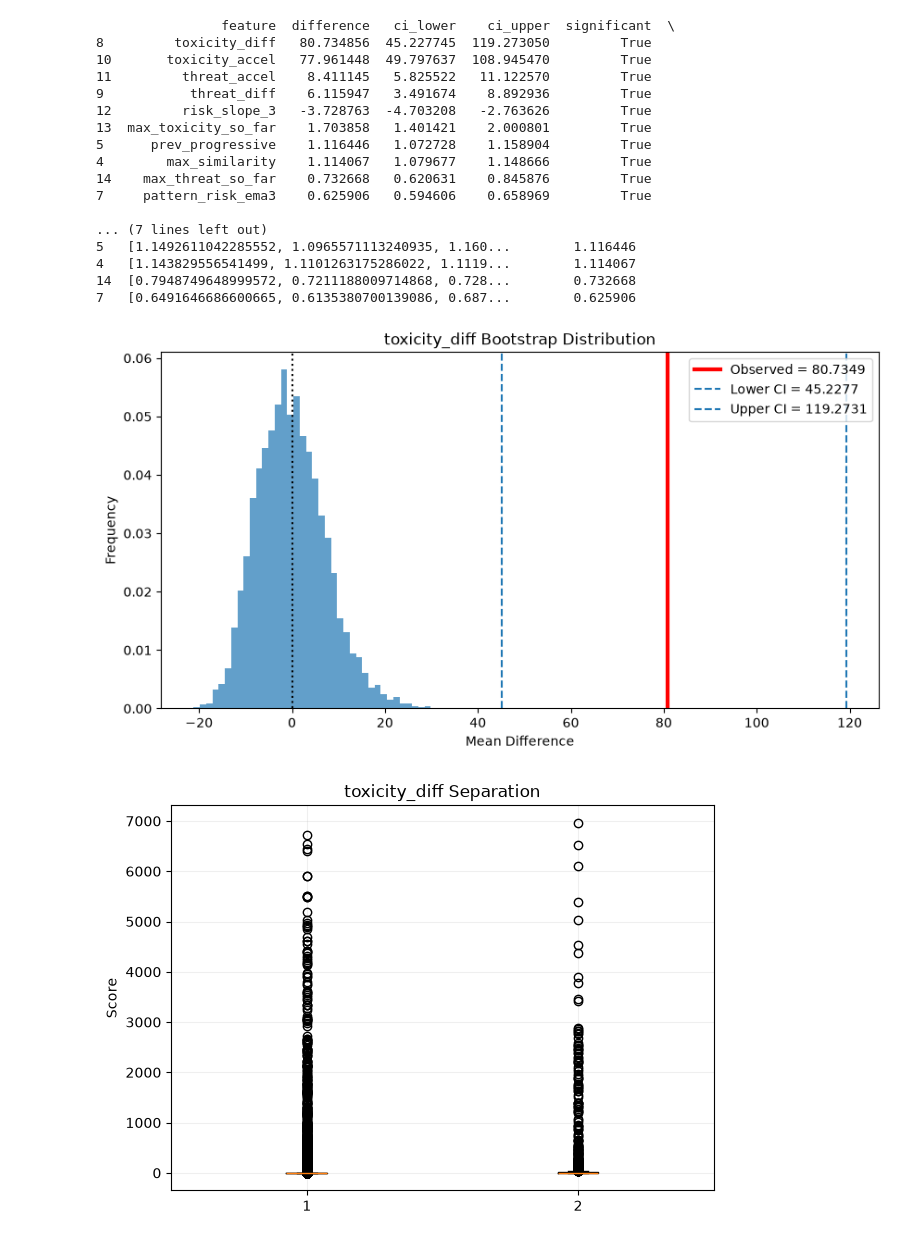
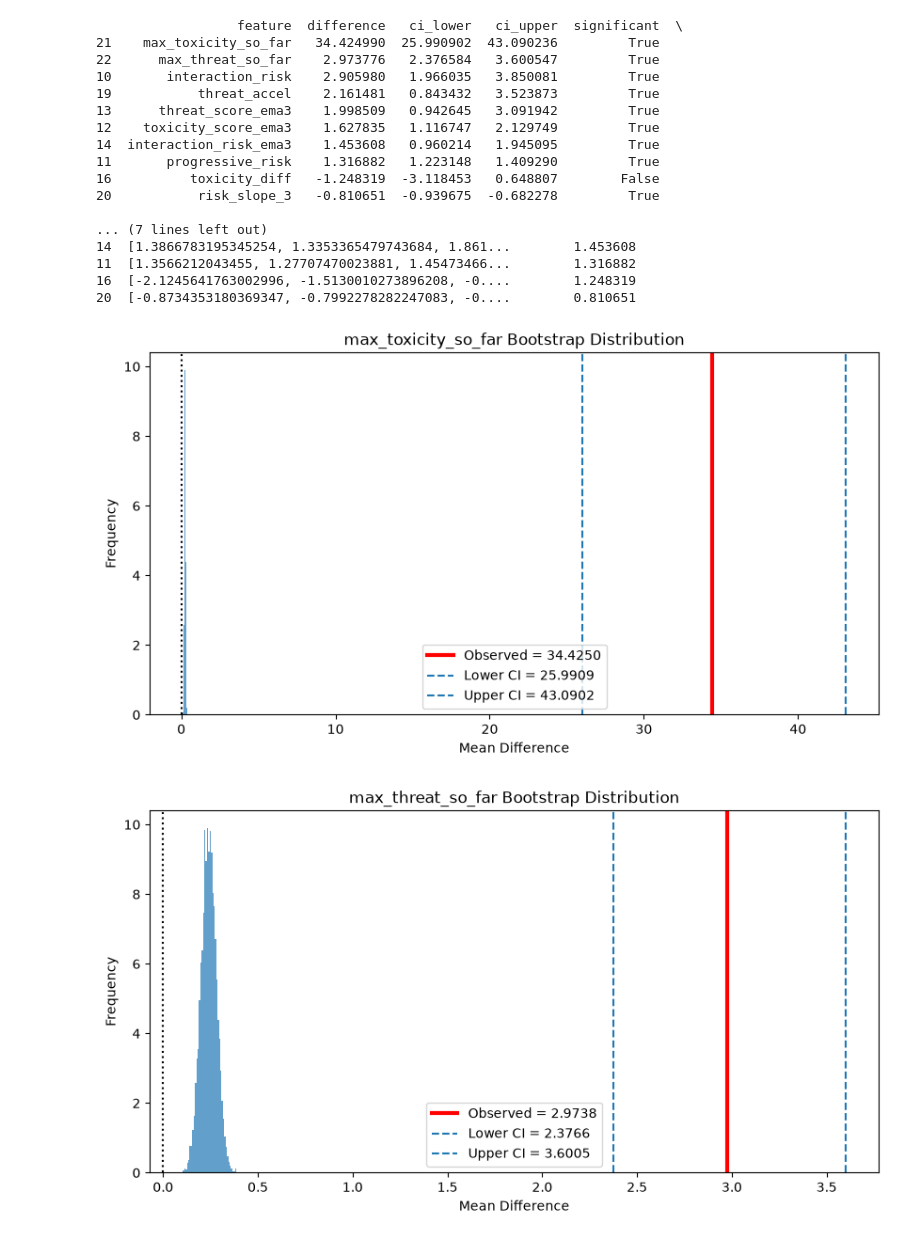
Before and after one commit to Karimgebril09/JGuard, a Jupyter notebook: defenders/multi_turn/TCA/statistical_significance_proof/tests.ipynb, the cells around one changed output. Drawn from its saved outputs; the diff is of its cells as text; code cells hidden in the pictures.

```diff
--- a/defenders/multi_turn/TCA/statistical_significance_proof/tests.ipynb
+++ b/defenders/multi_turn/TCA/statistical_significance_proof/tests.ipynb
@@ -4,7 +4,7 @@ from defenders.multi_turn.TCA.statistical_significance_proof.statistical_test im
 # %%
 import pandas as pd
 
-df = pd.read_csv("../../integrated/data/processed/train(6).csv")
+df = pd.read_csv("../../integrated/data/processed/train(7).csv")
 # %%
 result = simple_two_sample_test(
     df,
@@ -128,54 +119,47 @@ results_df_bootstrap_test = results_df_bootstrap_test.sort_values(
 # %%
 print(results_df_bootstrap_test.head(10))
 # %% [output]
-                feature  difference   ci_lower    ci_upper  significant  \
-8         toxicity_diff   80.734856  45.227745  119.273050         True
-10       toxicity_accel   77.961448  49.797637  108.945470         True
-11         threat_accel    8.411145   5.825522   11.122570         True
-9           threat_diff    6.115947   3.491674    8.892936         True
-12         risk_slope_3   -3.728763  -4.703208   -2.763626         True
-13  max_toxicity_so_far    1.703858   1.401421    2.000801         True
-5      prev_progressive    1.116446   1.072728    1.158904         True
-4        max_similarity    1.114067   1.079677    1.148666         True
-14    max_threat_so_far    0.732668   0.620631    0.845876         True
-7     pattern_risk_ema3    0.625906   0.594606    0.658969         True
+                  feature  difference   ci_lower   ci_upper  significant  \
+21    max_toxicity_so_far   34.424990  25.990902  43.090236         True
+22      max_threat_so_far    2.973776   2.376584   3.600547         True
+10       interaction_risk    2.905980   1.966035   3.850081         True
+19           threat_accel    2.161481   0.843432   3.523873         True
+13      threat_score_ema3    1.998509   0.942645   3.091942         True
+12    toxicity_score_ema3    1.627835   1.116747   2.129749         True
+14  interaction_risk_ema3    1.453608   0.960214   1.945095         True
+11       progressive_risk    1.316882   1.223148   1.409290         True
+16          toxicity_diff   -1.248319  -3.118453   0.648807        False
+20           risk_slope_3   -0.810651  -0.939675  -0.682278         True
 
 ... (7 lines left out)
-5   [1.1492611042285552, 1.0965571113240935, 1.160...        1.116446
-4   [1.143829556541499, 1.1101263175286022, 1.1119...        1.114067
-14  [0.7948749648999572, 0.7211188009714868, 0.728...        0.732668
-7   [0.6491646686600665, 0.6135380700139086, 0.687...        0.625906
+14  [1.3866783195345254, 1.3353365479743684, 1.861...        1.453608
+11  [1.3566212043455, 1.27707470023881, 1.45473466...        1.316882
+16  [-2.1245641763002996, -1.5130010273896208, -0....        1.248319
+20  [-0.8734353180369347, -0.7992278282247083, -0....        0.810651
 # %%
 top_features = results_df_bootstrap_test.head(5)["feature"]
 
 for feature in top_features:
 
     row = results_df_bootstrap_test[results_df_bootstrap_test["feature"] == feature].iloc[0]
 
 
     diff = row["difference"]
     ci_lower = row["ci_lower"]
     ci_upper = row["ci_upper"]
 
 
     scores = df[feature].values
     labels = df["label"].values
 
 
     plot_bootstrap_distribution(
         bootstrap_diffs=bootstrap_diffs,
         observed_diff=diff,
         lower=ci_lower,
         upper=ci_upper,
         title=f"{feature} Bootstrap Distribution"
     )
-
-    plot_box_separation(
-        scores,
-        labels,
-        class_names=("Safe", "Adversarial"),
-        title=f"{feature} Separation"
-    )
 # %% [output]
-[figure, old version]
+[figure, new version]
-[figure, old version]
+[figure, new version]
```
Also changed, not shown: parts of 10 cells of this notebook, 13 other files.
